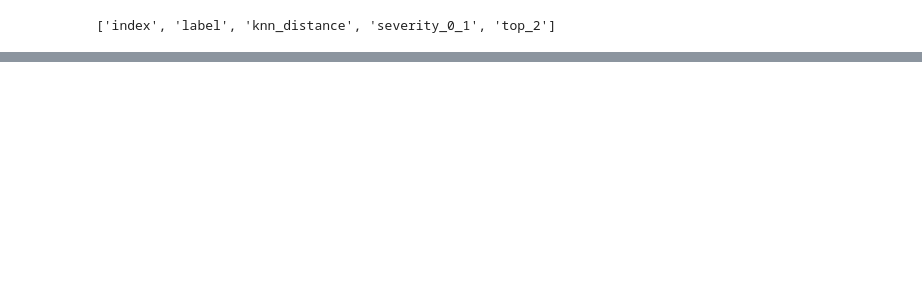
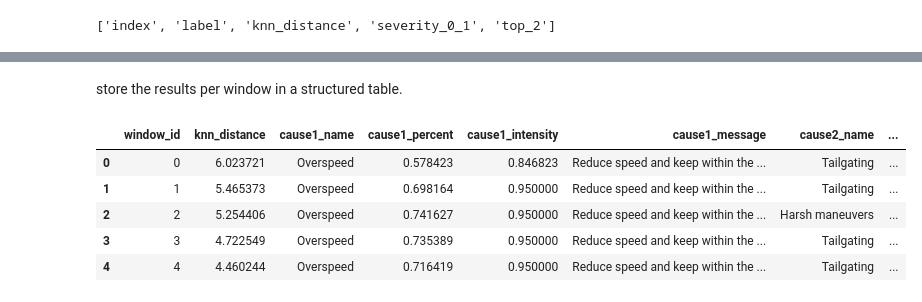
Before and after one commit to Lornatt88/DriveIQ, a Jupyter notebook: ml-model/notebooks/04_knn+tsk_10Hz.ipynb, the cells around one changed output, grey strips where cells are left out. Saved outputs shown, nothing was run; the diff lists cells and outputs as text; code cells hidden in the pictures; blank space fills up the shorter version.

Commit message:
causes added as columns

```diff
--- a/ml-model/notebooks/04_knn+tsk_10Hz.ipynb
+++ b/ml-model/notebooks/04_knn+tsk_10Hz.ipynb
@@ -826,2 +819,37 @@ Top causes: {'Overspeed': '21.2%', 'Harsh maneuvers': '20.1%'}
 Top features: {'dist_front_mean': '9.8%', 't_10hz_mean': '8.3%', 'timestamp_mean': '8.3%', 'ttc_front_mean': '7.8%', 'lat_mean': '7.6%', 'lat_osm_mean': '7.5%'}
 ----
+# %% [markdown]
+store the results per window in a structured table.
+# %%
+motor_rows = []
+
+for _, r in motor_phase3.iterrows():
+    # r["top_2"] items: (name, percent, intensity, message)
+    top2 = r["top_2"]
+
+    motor_rows.append({
+        "window_id": int(r["index"]),
+        "knn_distance": float(r["knn_distance"]),
+
+        # cause 1
+        "cause1_name": top2[0][0],
+        "cause1_percent": float(top2[0][1]),
+        "cause1_intensity": float(top2[0][2]),
+        "cause1_message": top2[0][3],
+
+        # cause 2
+        "cause2_name": top2[1][0],
+        "cause2_percent": float(top2[1][1]),
+        "cause2_intensity": float(top2[1][2]),
+        "cause2_message": top2[1][3],
+    })
+# %%
+motor_out = pd.DataFrame(motor_rows)
+motor_out.head()
+# %% [output]
+|  | window_id | knn_distance | cause1_name | cause1_percent | cause1_intensity | cause1_message | cause2_name | ... |
+| 0 | 0 | 6.023721 | Overspeed | 0.578423 | 0.846823 | Reduce speed and keep within the ... | Tailgating | ... |
+| 1 | 1 | 5.465373 | Overspeed | 0.698164 | 0.950000 | Reduce speed and keep within the ... | Tailgating | ... |
+| 2 | 2 | 5.254406 | Overspeed | 0.741627 | 0.950000 | Reduce speed and keep within the ... | Harsh maneuvers | ... |
+| 3 | 3 | 4.722549 | Overspeed | 0.735389 | 0.950000 | Reduce speed and keep within the ... | Tailgating | ... |
+| 4 | 4 | 4.460244 | Overspeed | 0.716419 | 0.950000 | Reduce speed and keep within the ... | Tailgating | ... |
```
Also changed, not shown: parts of 12 cells of this notebook.
